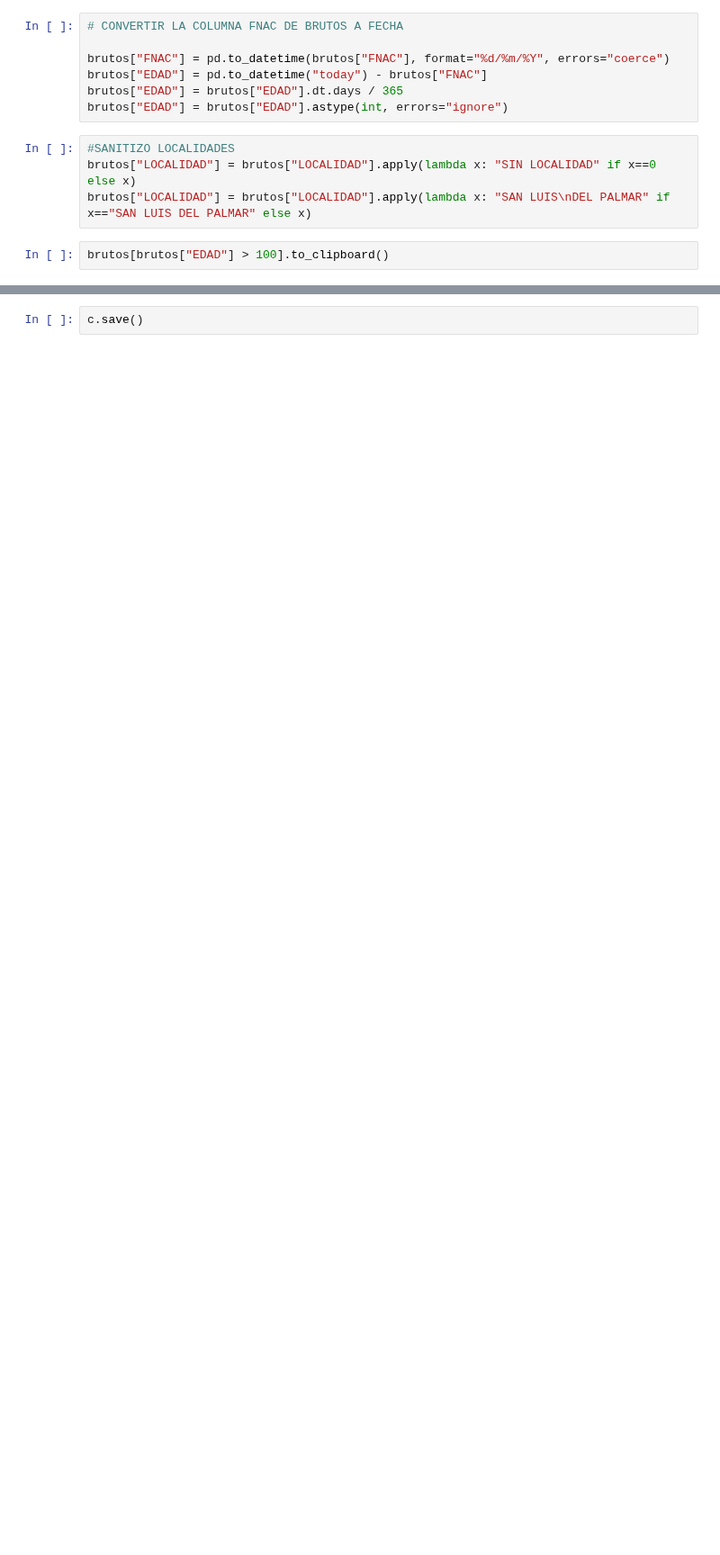
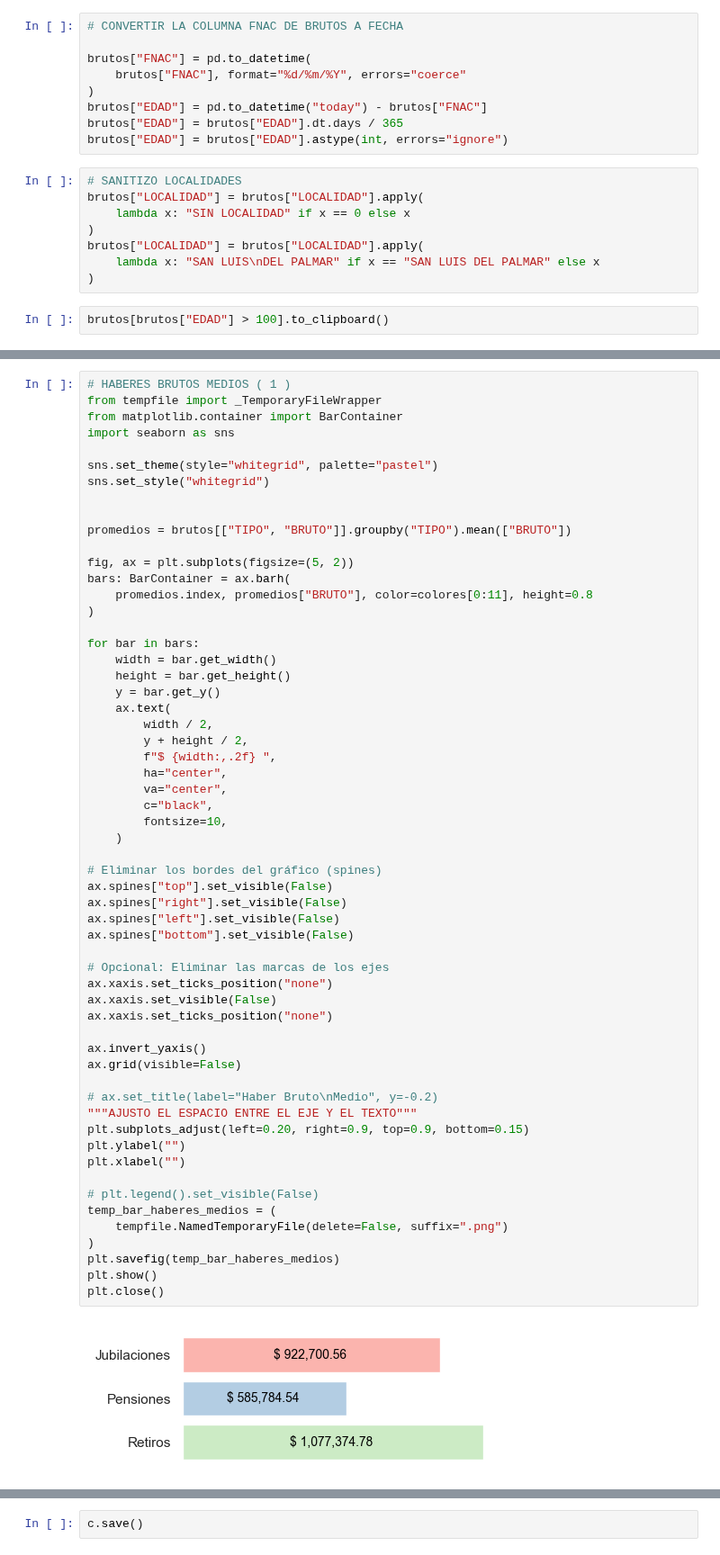
Before and after one commit to chrisgalvez/ReportesLiquidaciones, a Jupyter notebook: estadisticas-liquidaciones.ipynb, the cells around one changed output, grey strips where cells are left out. Shown at 90% size. Cells and saved outputs as stored; diff of their text form; blank space fills up the shorter version.

```diff
--- a/estadisticas-liquidaciones.ipynb
+++ b/estadisticas-liquidaciones.ipynb
@@ -122,13 +147,19 @@ brutos["TIPO"] = brutos.apply(lambda x: "Retiros" if x["REPARTICION"] \
 # %%
 # CONVERTIR LA COLUMNA FNAC DE BRUTOS A FECHA
 
-brutos["FNAC"] = pd.to_datetime(brutos["FNAC"], format="%d/%m/%Y", errors="coerce")
+brutos["FNAC"] = pd.to_datetime(
+    brutos["FNAC"], format="%d/%m/%Y", errors="coerce"
+)
 brutos["EDAD"] = pd.to_datetime("today") - brutos["FNAC"]
 brutos["EDAD"] = brutos["EDAD"].dt.days / 365
 brutos["EDAD"] = brutos["EDAD"].astype(int, errors="ignore")
 # %%
-#SANITIZO LOCALIDADES
-brutos["LOCALIDAD"] = brutos["LOCALIDAD"].apply(lambda x: "SIN LOCALIDAD" if x==0 else x)
-brutos["LOCALIDAD"] = brutos["LOCALIDAD"].apply(lambda x: "SAN LUIS\nDEL PALMAR" if x=="SAN LUIS DEL PALMAR" else x)
+# SANITIZO LOCALIDADES
+brutos["LOCALIDAD"] = brutos["LOCALIDAD"].apply(
+    lambda x: "SIN LOCALIDAD" if x == 0 else x
+)
+brutos["LOCALIDAD"] = brutos["LOCALIDAD"].apply(
+    lambda x: "SAN LUIS\nDEL PALMAR" if x == "SAN LUIS DEL PALMAR" else x
+)
 # %%
 brutos[brutos["EDAD"] > 100].to_clipboard()
@@ -1169,0 +539,60 @@ temp_bar_haberes_medios.close()
+# %%
+# HABERES BRUTOS MEDIOS ( 1 )
+from tempfile import _TemporaryFileWrapper
+from matplotlib.container import BarContainer
+import seaborn as sns
+
+sns.set_theme(style="whitegrid", palette="pastel")
+sns.set_style("whitegrid")
+
+
+promedios = brutos[["TIPO", "BRUTO"]].groupby("TIPO").mean(["BRUTO"])
+
+fig, ax = plt.subplots(figsize=(5, 2))
+bars: BarContainer = ax.barh(
+    promedios.index, promedios["BRUTO"], color=colores[0:11], height=0.8
+)
+
+for bar in bars:
+    width = bar.get_width()
+    height = bar.get_height()
+    y = bar.get_y()
+    ax.text(
+        width / 2,
+        y + height / 2,
+        f"$ {width:,.2f} ",
+        ha="center",
+        va="center",
+        c="black",
+        fontsize=10,
+    )
+
+# Eliminar los bordes del gráfico (spines)
+ax.spines["top"].set_visible(False)
+ax.spines["right"].set_visible(False)
+ax.spines["left"].set_visible(False)
+ax.spines["bottom"].set_visible(False)
+
+# Opcional: Eliminar las marcas de los ejes
+ax.xaxis.set_ticks_position("none")
+ax.xaxis.set_visible(False)
+ax.xaxis.set_ticks_position("none")
+
+ax.invert_yaxis()
+ax.grid(visible=False)
+
+# ax.set_title(label="Haber Bruto\nMedio", y=-0.2)
+"""AJUSTO EL ESPACIO ENTRE EL EJE Y EL TEXTO"""
+plt.subplots_adjust(left=0.20, right=0.9, top=0.9, bottom=0.15)
+plt.ylabel("")
+plt.xlabel("")
+
+# plt.legend().set_visible(False)
+temp_bar_haberes_medios = (
+    tempfile.NamedTemporaryFile(delete=False, suffix=".png")
+)
+plt.savefig(temp_bar_haberes_medios)
+plt.show()
+plt.close()
+# %% [output]
+[figure, added]
```
Also changed, not shown: parts of 68 cells of this notebook, 7 other files.
